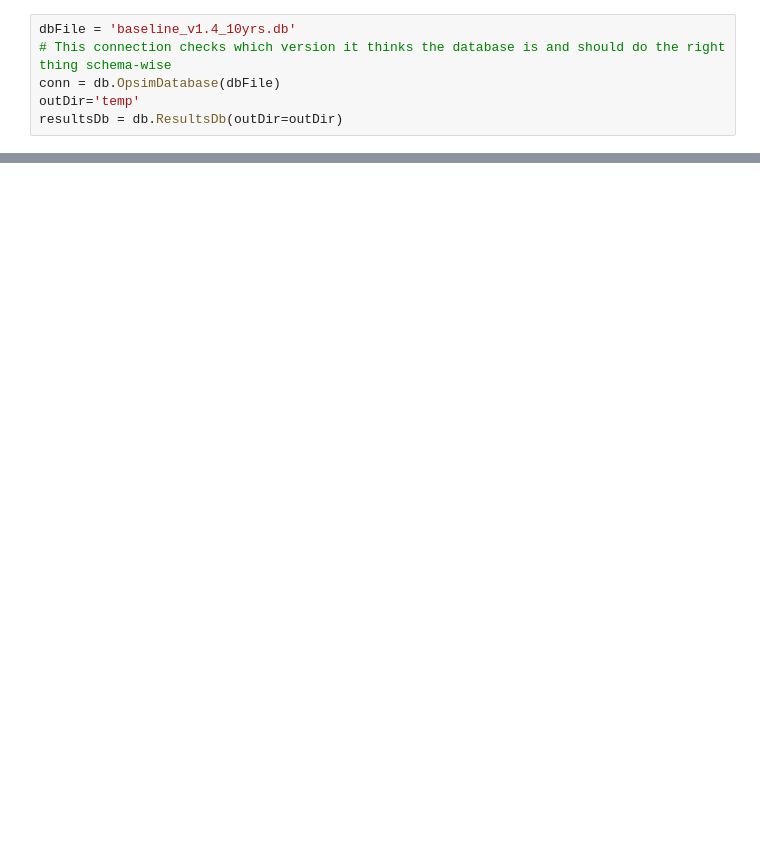
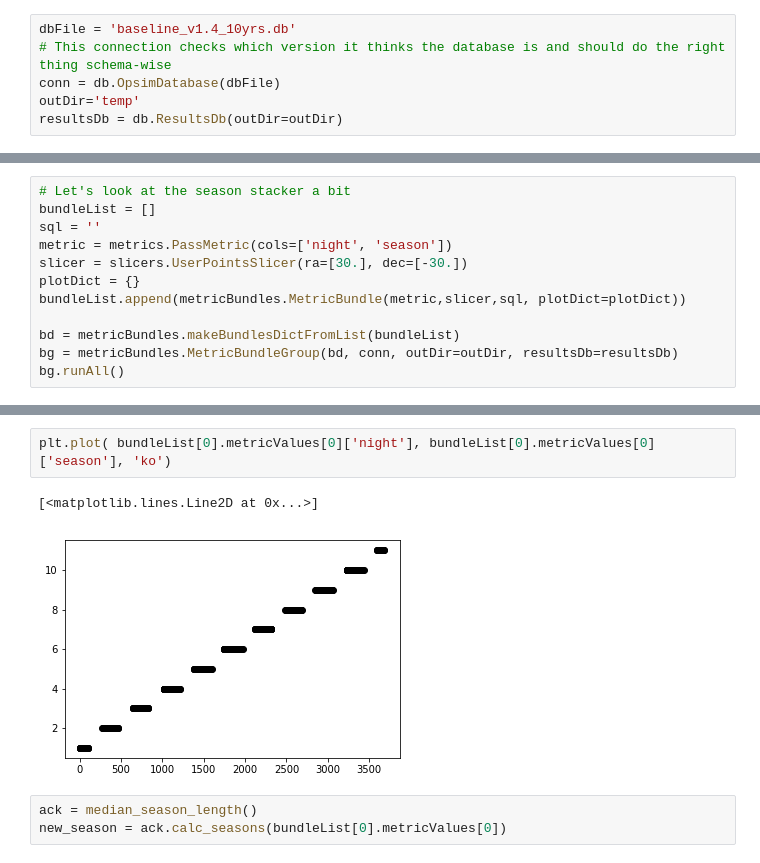
Before and after one commit to yoachim/20_Scratch, a Jupyter notebook: season_check/season_check.ipynb, the cells around one changed output, grey strips where cells are left out. Cells and saved outputs as stored; diff of their text form; blank space fills up the shorter version.

```diff
--- a/season_check/season_check.ipynb
+++ b/season_check/season_check.ipynb
@@ -130,0 +131,12 @@ Plotting complete.
+# %%
+# Let's look at the season stacker a bit
+bundleList = []
+sql = ''
+metric = metrics.PassMetric(cols=['night', 'season'])
+slicer = slicers.UserPointsSlicer(ra=[30.], dec=[-30.])
+plotDict = {}
+bundleList.append(metricBundles.MetricBundle(metric,slicer,sql, plotDict=plotDict))
+
+bd = metricBundles.makeBundlesDictFromList(bundleList)
+bg = metricBundles.MetricBundleGroup(bd, conn, outDir=outDir, resultsDb=resultsDb)
+bg.runAll()
@@ -130,0 +151,8 @@ Plotting complete.
+# %%
+plt.plot( bundleList[0].metricValues[0]['night'], bundleList[0].metricValues[0]['season'], 'ko')
+# %% [output]
+[<matplotlib.lines.Line2D at 0x...>]
+[figure, added]
+# %%
+ack = median_season_length()
+new_season = ack.calc_seasons(bundleList[0].metricValues[0])
```
Also changed, not shown: parts of 5 cells of this notebook, 1 other file.
